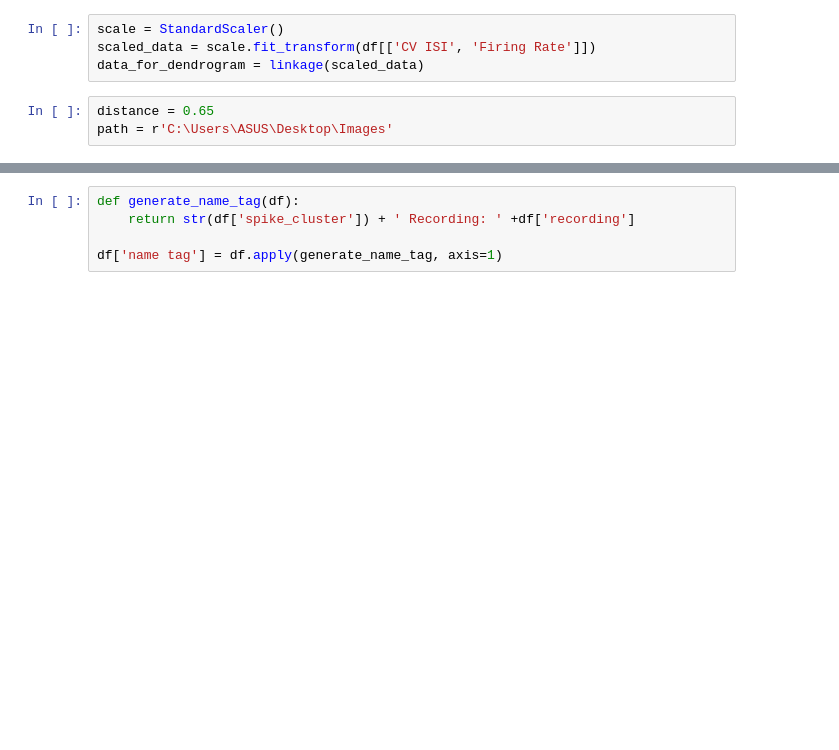
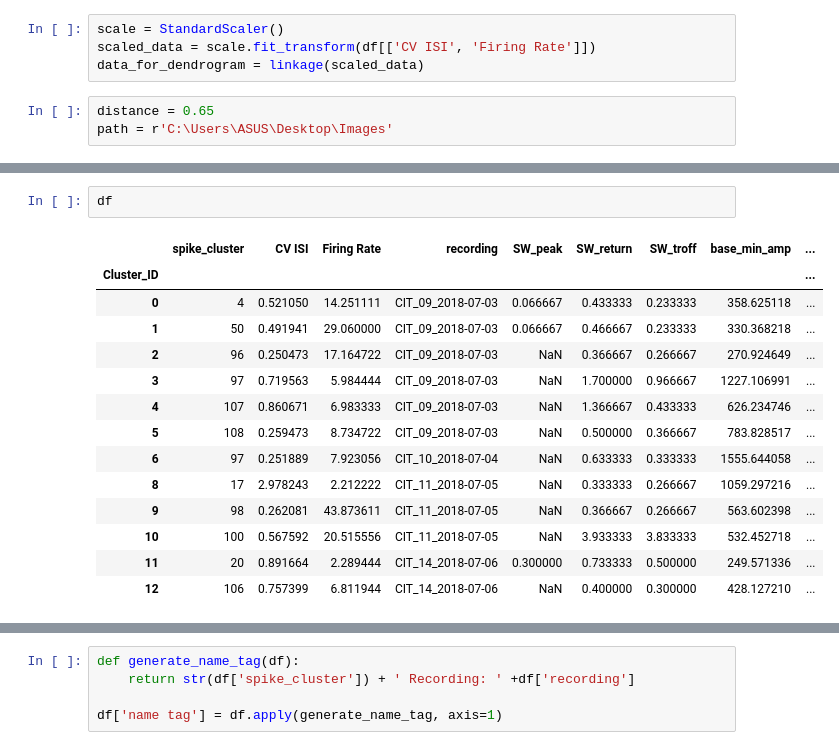
Before and after one commit to Ruairi-osul/ephys, a Jupyter notebook: mua_analysis/notebooks/Cluster testing.ipynb, the cells around one changed output, grey strips where cells are left out. Cells and saved outputs as stored; diff of their text form; blank space fills up the shorter version.

```diff
--- a/mua_analysis/notebooks/Cluster testing.ipynb
+++ b/mua_analysis/notebooks/Cluster testing.ipynb
@@ -101,2 +97,19 @@ See the caveats in the documentation: http://pandas.pydata.org/pandas-docs/stabl
+# %%
+df
+# %% [output]
+|  | spike_cluster | CV ISI | Firing Rate | recording | SW_peak | SW_return | SW_troff | base_min_amp | ... |
+| Cluster_ID |  |  |  |  |  |  |  |  | ... |
+| 0 | 4 | 0.521050 | 14.251111 | CIT_09_2018-07-03 | 0.066667 | 0.433333 | 0.233333 | 358.625118 | ... |
+| 1 | 50 | 0.491941 | 29.060000 | CIT_09_2018-07-03 | 0.066667 | 0.466667 | 0.233333 | 330.368218 | ... |
+| 2 | 96 | 0.250473 | 17.164722 | CIT_09_2018-07-03 | NaN | 0.366667 | 0.266667 | 270.924649 | ... |
+| 3 | 97 | 0.719563 | 5.984444 | CIT_09_2018-07-03 | NaN | 1.700000 | 0.966667 | 1227.106991 | ... |
+| 4 | 107 | 0.860671 | 6.983333 | CIT_09_2018-07-03 | NaN | 1.366667 | 0.433333 | 626.234746 | ... |
+| 5 | 108 | 0.259473 | 8.734722 | CIT_09_2018-07-03 | NaN | 0.500000 | 0.366667 | 783.828517 | ... |
+| 6 | 97 | 0.251889 | 7.923056 | CIT_10_2018-07-04 | NaN | 0.633333 | 0.333333 | 1555.644058 | ... |
+| 8 | 17 | 2.978243 | 2.212222 | CIT_11_2018-07-05 | NaN | 0.333333 | 0.266667 | 1059.297216 | ... |
+| 9 | 98 | 0.262081 | 43.873611 | CIT_11_2018-07-05 | NaN | 0.366667 | 0.266667 | 563.602398 | ... |
+| 10 | 100 | 0.567592 | 20.515556 | CIT_11_2018-07-05 | NaN | 3.933333 | 3.833333 | 532.452718 | ... |
+| 11 | 20 | 0.891664 | 2.289444 | CIT_14_2018-07-06 | 0.300000 | 0.733333 | 0.500000 | 249.571336 | ... |
+| 12 | 106 | 0.757399 | 6.811944 | CIT_14_2018-07-06 | NaN | 0.400000 | 0.300000 | 428.127210 | ... |
 # %%
 def map_color(df):
```
Also changed, not shown: parts of 6 cells of this notebook, 6 other files.
